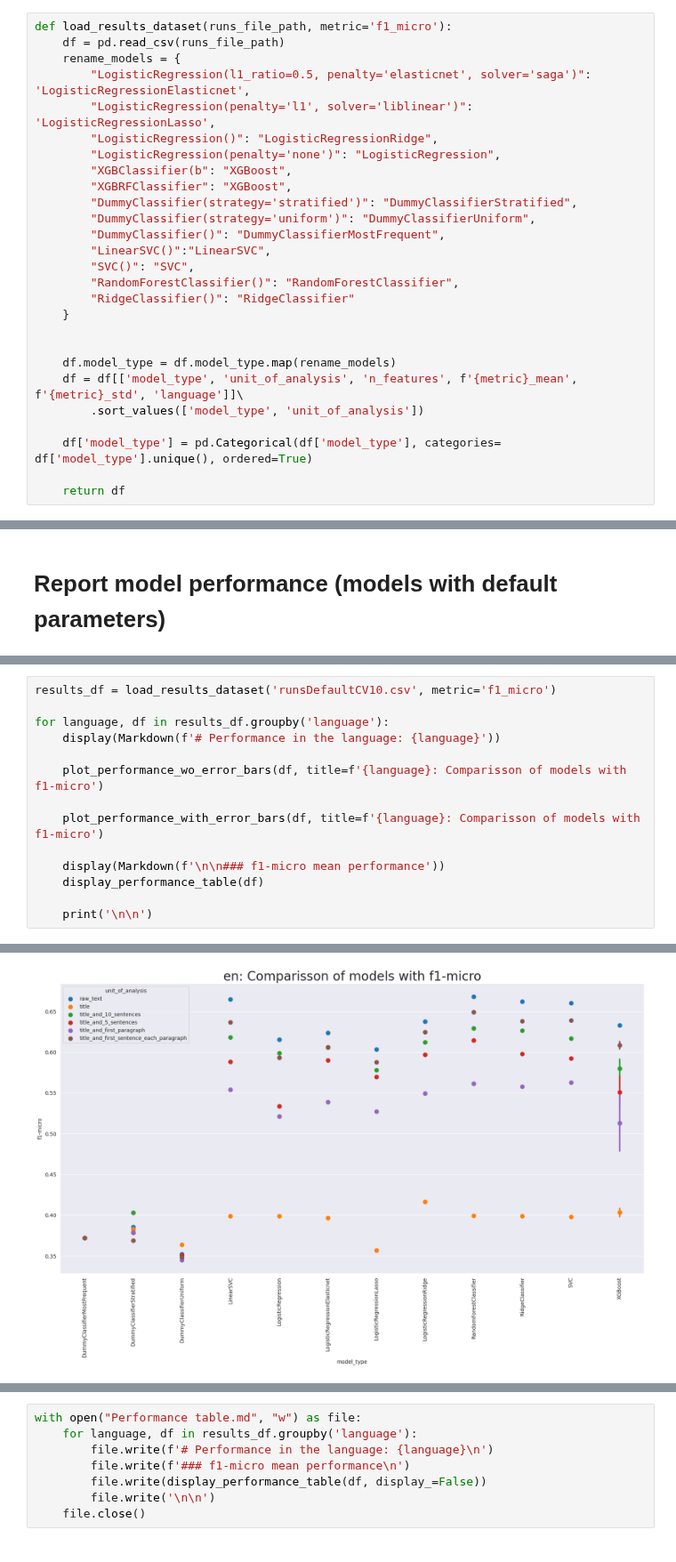
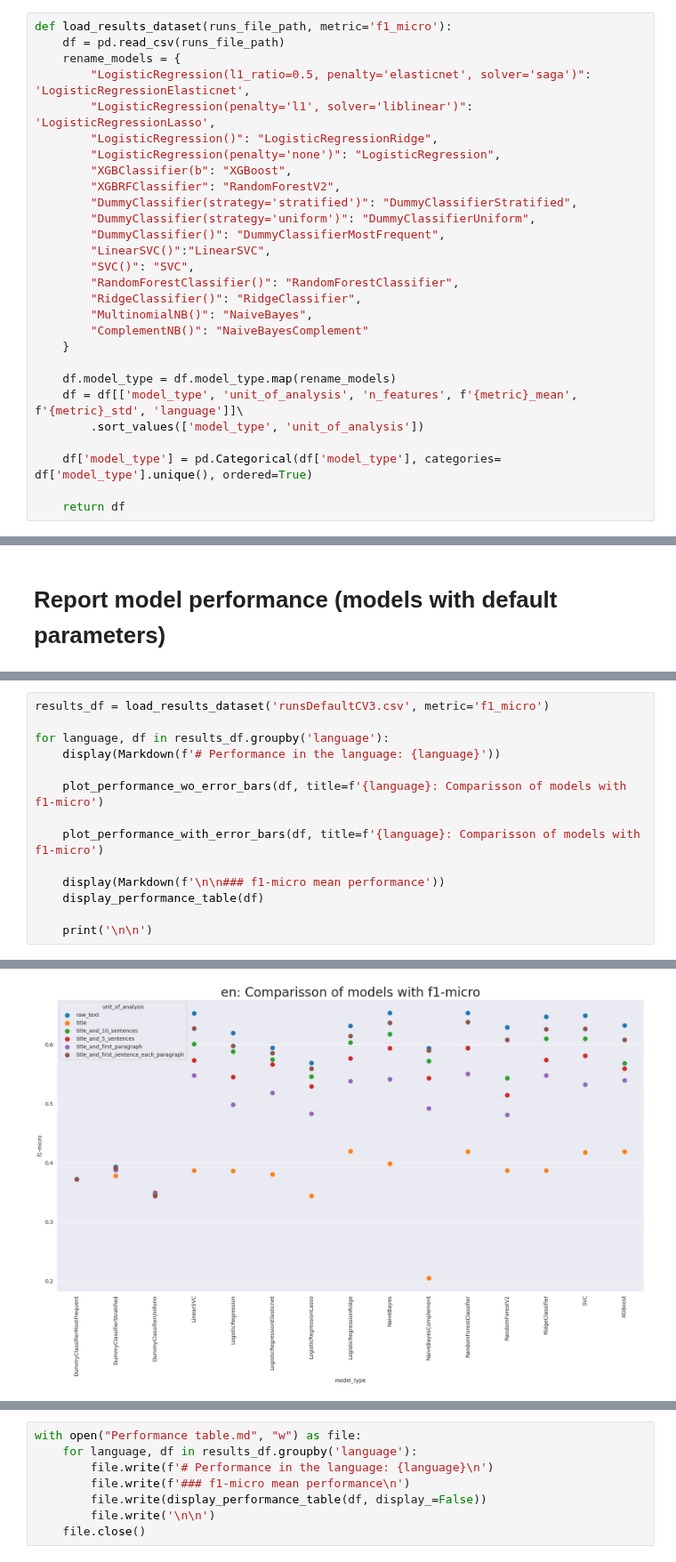
Before and after one commit to JdbermeoUZH/policy-framing, a Jupyter notebook: documentation/analyses/Default classifiers/Default classifier performance.ipynb, the cells around one changed output, grey strips where cells are left out. Shown at 89% size. Cells and saved outputs as stored; diff of their text form.

```diff
--- a/documentation/analyses/Default classifiers/Default classifier performance.ipynb
+++ b/documentation/analyses/Default classifiers/Default classifier performance.ipynb
@@ -12,16 +12,17 @@ def load_results_dataset(runs_file_path, metric='f1_micro'):
         "LogisticRegression()": "LogisticRegressionRidge",
         "LogisticRegression(penalty='none')": "LogisticRegression",
         "XGBClassifier(b": "XGBoost",
-        "XGBRFClassifier": "XGBoost",
+        "XGBRFClassifier": "RandomForestV2",
         "DummyClassifier(strategy='stratified')": "DummyClassifierStratified",
         "DummyClassifier(strategy='uniform')": "DummyClassifierUniform",
         "DummyClassifier()": "DummyClassifierMostFrequent",
         "LinearSVC()":"LinearSVC",
         "SVC()": "SVC",
         "RandomForestClassifier()": "RandomForestClassifier",
-        "RidgeClassifier()": "RidgeClassifier"
+        "RidgeClassifier()": "RidgeClassifier",
+        "MultinomialNB()": "NaiveBayes",
+        "ComplementNB()": "NaiveBayesComplement"
     }
-
 
     df.model_type = df.model_type.map(rename_models)
     df = df[['model_type', 'unit_of_analysis', 'n_features', f'{metric}_mean', f'{metric}_std', 'language']]\
@@ -104,17 +105,17 @@ The best performing models, in decreasing order, with default parameters are the
 # %%
-results_df = load_results_dataset('runsDefaultCV10.csv', metric='f1_micro')
+results_df = load_results_dataset('runsDefaultCV3.csv', metric='f1_micro')
 
 for language, df in results_df.groupby('language'):
     display(Markdown(f'# Performance in the language: {language}'))
 
     plot_performance_wo_error_bars(df, title=f'{language}: Comparisson of models with f1-micro')
 
     plot_performance_with_error_bars(df, title=f'{language}: Comparisson of models with f1-micro')
 
     display(Markdown(f'\n\n### f1-micro mean performance'))
     display_performance_table(df)
 
     print('\n\n')
 # %% [output]
 # Performance in the language: en
-[figure, old version]
+[figure, new version]
```
Also changed, not shown: parts of 2 cells of this notebook, 6 other files.
